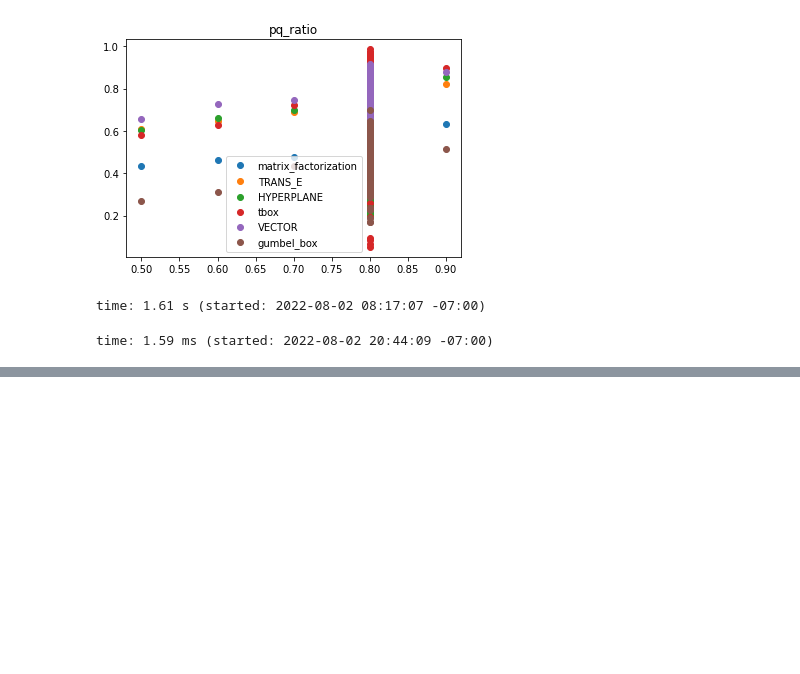
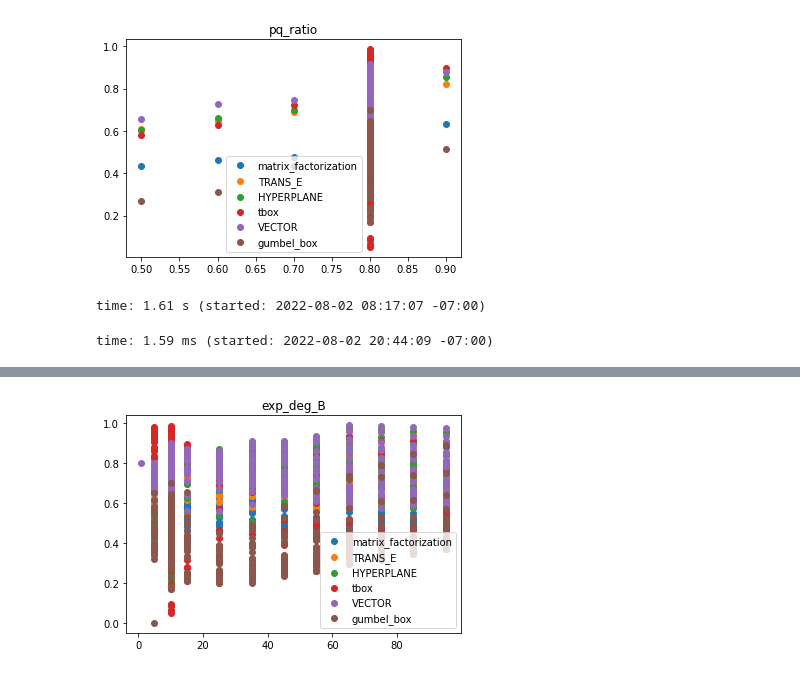
Before and after one commit to WenXinDong2018/bipartite_graph_representation, a Jupyter notebook: src/learning/notebooks/demo.ipynb, the cells around one changed output, grey strips where cells are left out. Cells and saved outputs as stored; diff of their text form; code cells hidden in the pictures; blank space fills up the shorter version.

```diff
--- a/src/learning/notebooks/demo.ipynb
+++ b/src/learning/notebooks/demo.ipynb
@@ -474,0 +559,2 @@ time: 1.59 ms (started: 2022-08-02 20:44:09 -07:00)
+# %%
+result_df = collect_experiment_results("synthetic_graphs/")
@@ -474,0 +585,2 @@ time: 1.59 ms (started: 2022-08-02 20:44:09 -07:00)
+# %%
+test_param = "exp_deg_B"
@@ -474,0 +589,12 @@ time: 1.59 ms (started: 2022-08-02 20:44:09 -07:00)
+# %%
+plt.scatter(result_df[test_param], result_df["matrix_factorization"], label = "matrix_factorization")
+plt.scatter(result_df[test_param], result_df["TRANS_E"], label = "TRANS_E")
+plt.scatter(result_df[test_param], result_df["HYPERPLANE"], label = "HYPERPLANE")
+plt.scatter(result_df[test_param], result_df["tbox"], label = "tbox")
+plt.scatter(result_df[test_param], result_df["VECTOR"], label = "VECTOR")
+plt.scatter(result_df[test_param], result_df["gumbel_box"], label = "gumbel_box")
+plt.legend()
+plt.title(test_param)
+plt.show()
+# %% [output]
+[figure, added]
```
Also changed, not shown: parts of 17 cells of this notebook, 1 other file.
